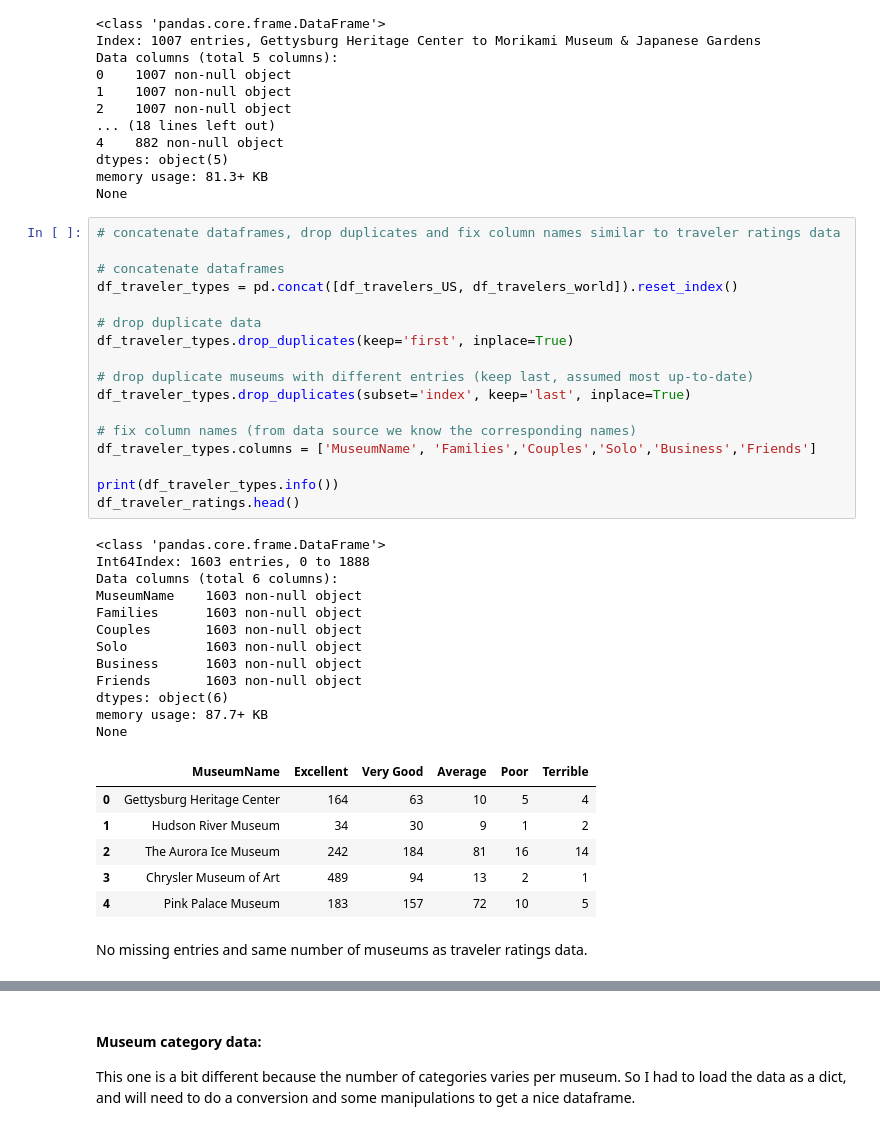
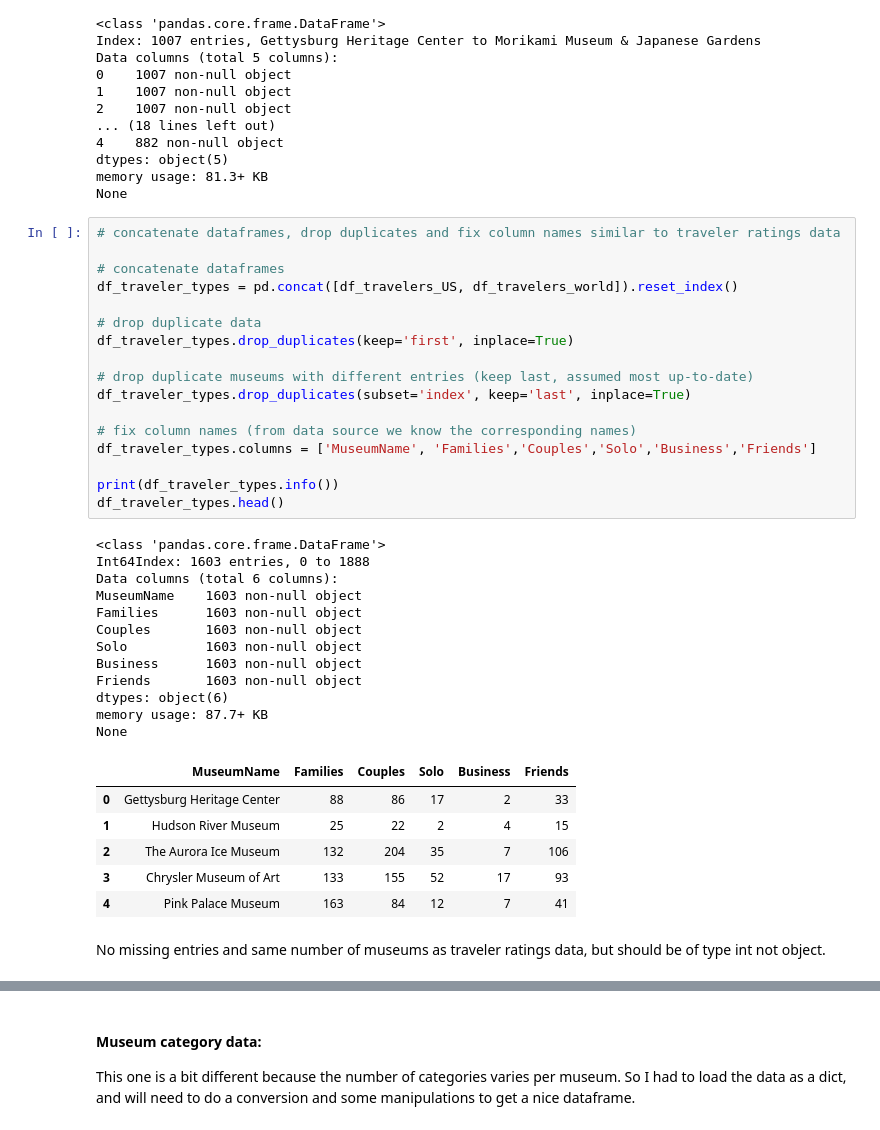
Before and after one commit to kzernask/kz-cebd1260, a Jupyter notebook: week3/data-wrangling-cleaning_KZ.ipynb, the cells around one changed output, grey strips where cells are left out. Drawn from its saved outputs; the diff is of its cells as text.

```diff
--- a/week3/data-wrangling-cleaning_KZ.ipynb
+++ b/week3/data-wrangling-cleaning_KZ.ipynb
@@ -879,38 +915,38 @@ None
 # %%
 # concatenate dataframes, drop duplicates and fix column names similar to traveler ratings data
 
 # concatenate dataframes
 df_traveler_types = pd.concat([df_travelers_US, df_travelers_world]).reset_index()
 
 # drop duplicate data
 df_traveler_types.drop_duplicates(keep='first', inplace=True)
 
 # drop duplicate museums with different entries (keep last, assumed most up-to-date)
 df_traveler_types.drop_duplicates(subset='index', keep='last', inplace=True)
 
 # fix column names (from data source we know the corresponding names)
 df_traveler_types.columns = ['MuseumName', 'Families','Couples','Solo','Business','Friends']
 
 print(df_traveler_types.info())
-df_traveler_ratings.head()
+df_traveler_types.head()
 # %% [output]
 <class 'pandas.core.frame.DataFrame'>
 Int64Index: 1603 entries, 0 to 1888
 Data columns (total 6 columns):
 MuseumName    1603 non-null object
 Families      1603 non-null object
 Couples       1603 non-null object
 Solo          1603 non-null object
 Business      1603 non-null object
 Friends       1603 non-null object
 dtypes: object(6)
 memory usage: 87.7+ KB
 None
-|  | MuseumName | Excellent | Very Good | Average | Poor | Terrible |
-| 0 | Gettysburg Heritage Center | 164 | 63 | 10 | 5 | 4 |
-| 1 | Hudson River Museum | 34 | 30 | 9 | 1 | 2 |
-| 2 | The Aurora Ice Museum | 242 | 184 | 81 | 16 | 14 |
-| 3 | Chrysler Museum of Art | 489 | 94 | 13 | 2 | 1 |
-| 4 | Pink Palace Museum | 183 | 157 | 72 | 10 | 5 |
+|  | MuseumName | Families | Couples | Solo | Business | Friends |
+| 0 | Gettysburg Heritage Center | 88 | 86 | 17 | 2 | 33 |
+| 1 | Hudson River Museum | 25 | 22 | 2 | 4 | 15 |
+| 2 | The Aurora Ice Museum | 132 | 204 | 35 | 7 | 106 |
+| 3 | Chrysler Museum of Art | 133 | 155 | 52 | 17 | 93 |
+| 4 | Pink Palace Museum | 163 | 84 | 12 | 7 | 41 |
 # %% [markdown]
-No missing entries and same number of museums as traveler ratings data.
+No missing entries and same number of museums as traveler ratings data, but should be of type int not object.
```
Also changed, not shown: parts of 3 cells of this notebook.
